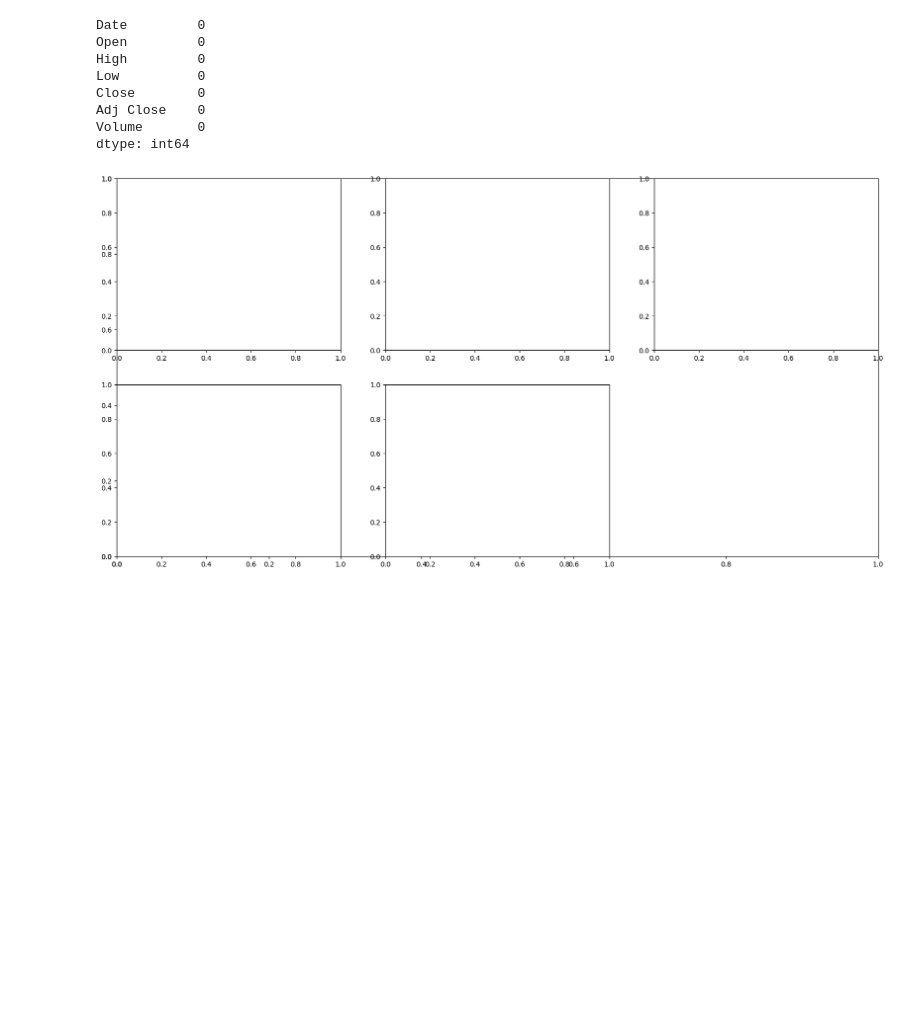
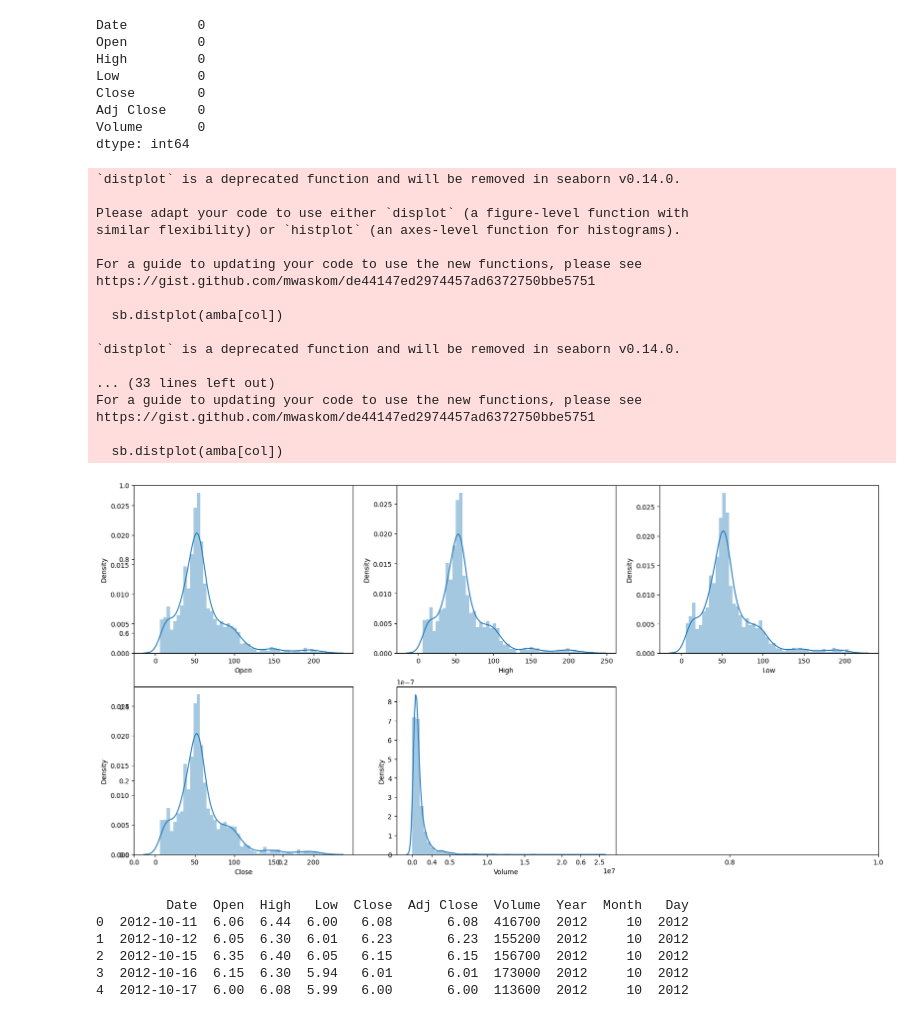
Before and after one commit to aMetini/Stock_Prediction, a Jupyter notebook: stock_price_predictor.ipynb, the cells around one changed output. Cells and saved outputs as stored; diff of their text form; code cells hidden in the pictures; blank space fills up the shorter version.

```diff
--- a/stock_price_predictor.ipynb
+++ b/stock_price_predictor.ipynb
@@ -89,11 +96,55 @@ dtype: int64
 # %%
 features = ['Open', 'High', 'Low', 'Close', 'Volume']
 
 plt.subplots(figsize=(20,10))
 
 for i, col in enumerate(features):
     plt.subplot(2,3,i+1)
-    #sb.distplot(df[col])
+    sb.distplot(amba[col])
 plt.show()
 # %% [output]
+`distplot` is a deprecated function and will be removed in seaborn v0.14.0.
+
+Please adapt your code to use either `displot` (a figure-level function with
+similar flexibility) or `histplot` (an axes-level function for histograms).
+
+For a guide to updating your code to use the new functions, please see
+https://gist.github.com/mwaskom/de44147ed2974457ad6372750bbe5751
+
+  sb.distplot(amba[col])
+
+`distplot` is a deprecated function and will be removed in seaborn v0.14.0.
+
+... (33 lines left out)
+For a guide to updating your code to use the new functions, please see
+https://gist.github.com/mwaskom/de44147ed2974457ad6372750bbe5751
+
+  sb.distplot(amba[col])
-[figure, old version]
+[figure, new version]
+# %%
+# Split the 'Date' column and handle errors
+try:
+    splitted = amba['Date'].str.split('-', expand=True)
+except Exception as e:
+    print("Error occurred during splitting:")
+    print(e)
+
+# If splitting was successful, proceed with data processing
+if 'splitted' in locals():
+    try:
+        amba['Year'] = splitted[0].astype('int')
+        amba['Month'] = splitted[1].astype('int')
+        amba['Day'] = splitted[2].astype('int')
+    except Exception as e:
+        print("Error occurred during data processing:")
+        print(e)
+
+# Display the DataFrame head
+print(amba.head())
+# %% [output]
+         Date  Open  High   Low  Close  Adj Close  Volume  Year  Month   Day
+0  2012-10-11  6.06  6.44  6.00   6.08       6.08  416700  2012     10  2012
+1  2012-10-12  6.05  6.30  6.01   6.23       6.23  155200  2012     10  2012
+2  2012-10-15  6.35  6.40  6.05   6.15       6.15  156700  2012     10  2012
+3  2012-10-16  6.15  6.30  5.94   6.01       6.01  173000  2012     10  2012
+4  2012-10-17  6.00  6.08  5.99   6.00       6.00  113600  2012     10  2012
```
Also changed, not shown: parts of 5 cells of this notebook, 1 other file.
